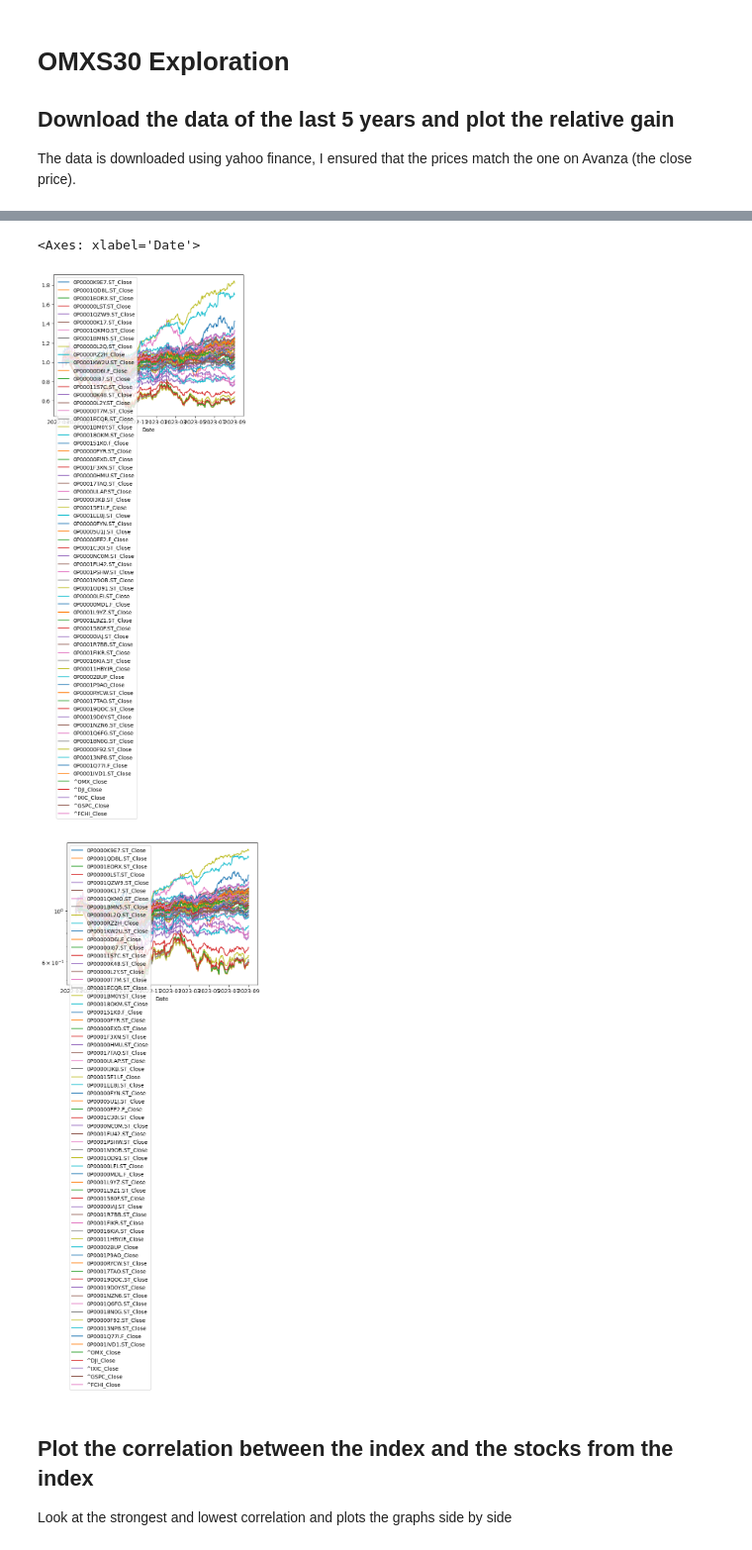
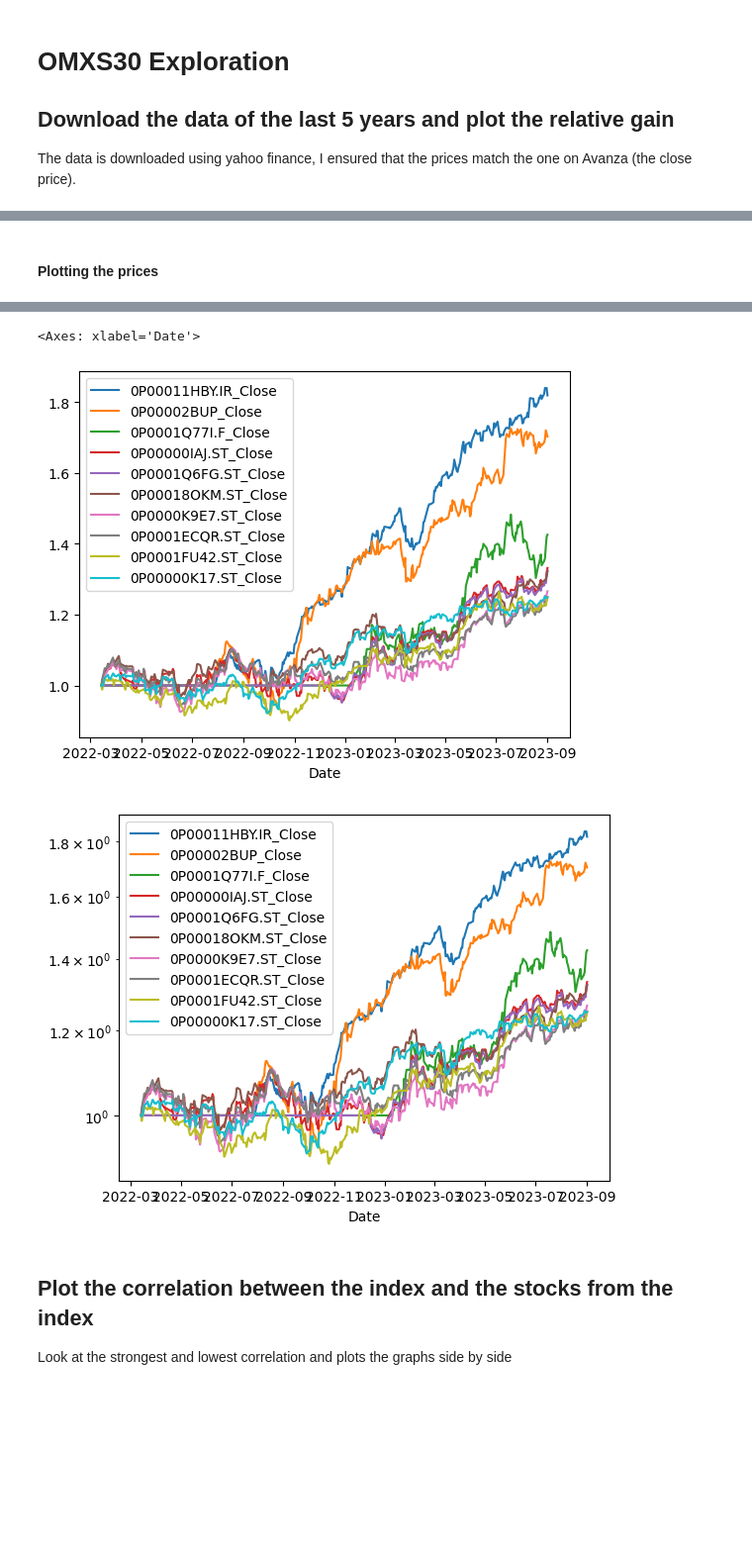
Before and after one commit to yann-pourcenoux/SmoothMyStrategy, a Jupyter notebook: src/notebooks/Learning.ipynb, the cells around one changed output, grey strips where cells are left out. Shown at 99% size. Drawn from its saved outputs; the diff is of its cells as text; code cells hidden in the pictures; blank space fills up the shorter version.

```diff
--- a/src/notebooks/Learning.ipynb
+++ b/src/notebooks/Learning.ipynb
@@ -87,14 +87,15 @@ import pandas as pd
 logging.basicConfig(level=logging.INFO)
 loader = DataLoader(DataLoaderConfig(tickers=tickers))
 
-get_data = lambda : loader.get_dataframe(
-    tickers + indices,
-    columns='Close',
-    start='2018-09-01',
-    end='2023-09-01',
-    fillna=True,
-    dropna=True,
-)
+def get_data(ticker=tickers+indices):
+    return loader.get_dataframe(
+        ticker,
+        columns='Close',
+        start='2018-09-01',
+        end='2023-09-01',
+        fillna=True,
+        dropna=True,
+    )
 
 data = get_data()
 
@@ -116,3 +148,5 @@ INFO:data.loader:Dropping columns: "[]"
+# %% [markdown]
+#### Plotting the prices
 # %%
 import matplotlib.pyplot as plt
 
@@ -121,6 +155,10 @@ data = get_data()
 # Divide each column by the price at start date
 data = data/data.iloc[0]
 
+# Select only the columns with the higher last value
+data = data[data.iloc[-1].sort_values(ascending=False).index[:10]]
+print(data.columns)
+
 
 data.plot()
 data.plot(logy=True)
@@ -132,6 +173,6 @@ INFO:data.loader:Dropping columns: "[]"
 <Axes: xlabel='Date'>
-[figure, old version]
+[figure, new version]
-[figure, old version]
+[figure, new version]
 # %% [markdown]
 ## Plot the correlation between the index and the stocks from the index
 
```
Also changed, not shown: parts of 12 cells of this notebook, 1 other file.
